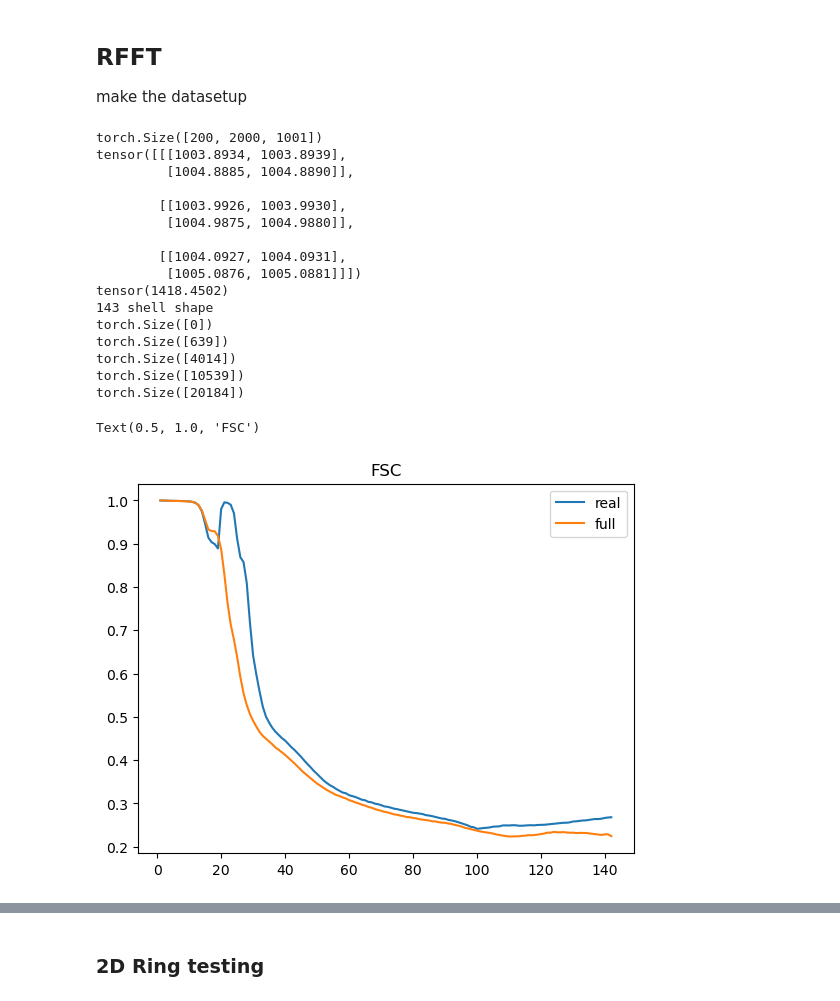
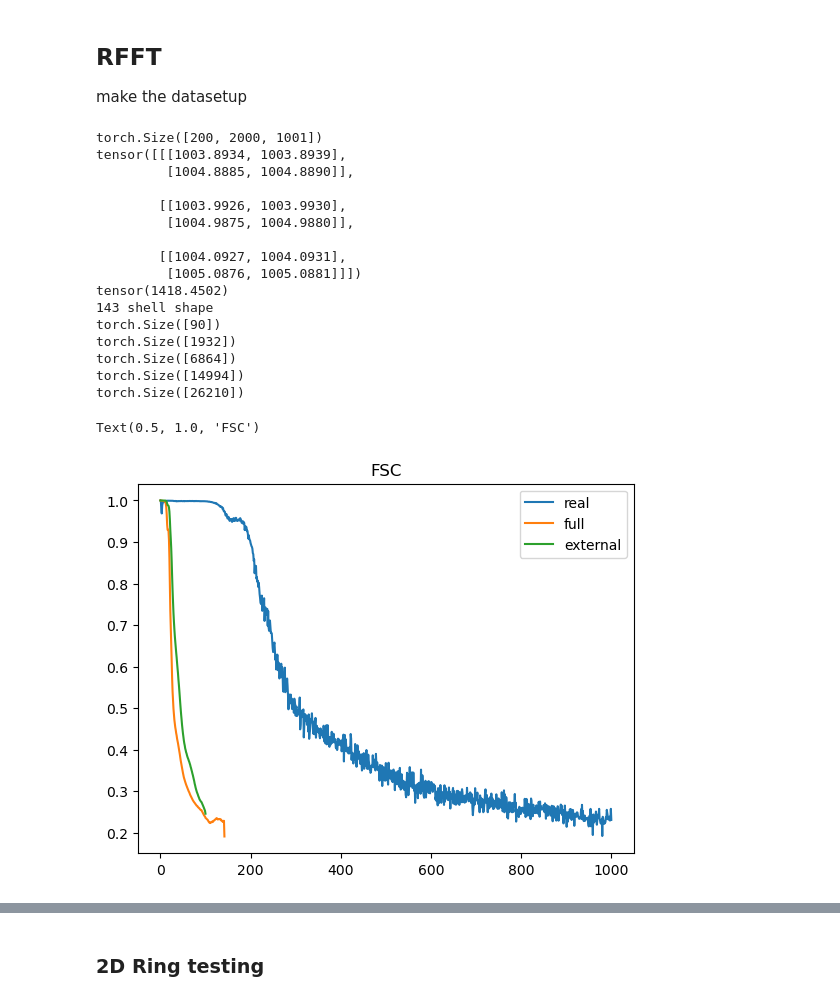
Before and after one commit to henrynjones/tomo_suli, a Jupyter notebook: FSC.ipynb, the cells around one changed output, grey strips where cells are left out. Drawn from its saved outputs; the diff is of its cells as text; code cells hidden in the pictures.

```diff
--- a/FSC.ipynb
+++ b/FSC.ipynb
@@ -64,7 +55,7 @@ def compute_ffsc(tensor1: torch.Tensor, tensor2: torch.Tensor):
     assert tensor1.shape == tensor2.shape
     max_dist = torch.sqrt(torch.tensor((tensor1.shape[0]/2)**2 + (tensor1.shape[1]/2)**2 + (tensor1.shape[2]/2)**2))
     bin_interval = 10
-    bins = torch.arange(0, max_dist + bin_interval, bin_interval)
+    bins = torch.arange(0, max_dist + bin_interval, bin_interval) + bin_interval/2
     freq_radius = make_ffreq_radius(tensor1.shape)
     sorted_frequencies_flat, sort_idx_flat = torch.sort(torch.flatten(freq_radius), descending = False)
     split_idx = torch.searchsorted(sorted_frequencies_flat, bins) #split points are bins
@@ -117,7 +108,7 @@ def compute_rfsc(tensor1: torch.Tensor, tensor2: torch.Tensor):
     bin_interval = 10
     max_dist = torch.sqrt(torch.tensor((tensor1.shape[0]/2)**2 + (tensor1.shape[1]/2)**2 + (tensor1.shape[2])**2))
     print(max_dist)
-    bins = torch.arange(0, max_dist + bin_interval, bin_interval)
+    bins = torch.arange(0, max_dist + bin_interval, bin_interval) + bin_interval/2
     split_idx = torch.searchsorted(sorted_frequencies_flat, bins)
     #del(sorted_frequencies_flat)
     shell_index = torch.tensor_split(sort_idx_flat, split_idx)[:-1] #exlude last one because of binning
@@ -149,16 +140,20 @@ tensor([[[1003.8934, 1003.8939],
          [1005.0876, 1005.0881]]])
 tensor(1418.4502)
 143 shell shape
-torch.Size([0])
-torch.Size([639])
-torch.Size([4014])
-torch.Size([10539])
-torch.Size([20184])
+torch.Size([90])
+torch.Size([1932])
+torch.Size([6864])
+torch.Size([14994])
+torch.Size([26210])
+# %%
+external_3d = external_fsc(denoised_tensor, noisy_image)
 # %%
 plt.plot(np.arange(len(fsc.numpy())), fsc.numpy(), label= 'real')
-plt.plot(np.arange(len(fsc.numpy())), np.real(full_fsc.numpy()), label = 'full')
+plt.plot(np.arange(len(full_fsc.numpy())), np.real(full_fsc.numpy()), label = 'full')
+plt.plot(np.arange(len(external_3d.numpy())), external_3d.numpy(), label= 'external')
+
 plt.legend()
 plt.title("FSC")
 # %% [output]
 Text(0.5, 1.0, 'FSC')
-[figure, old version]
+[figure, new version]
```
Also changed, not shown: parts of 24 cells of this notebook, 1 other file.
